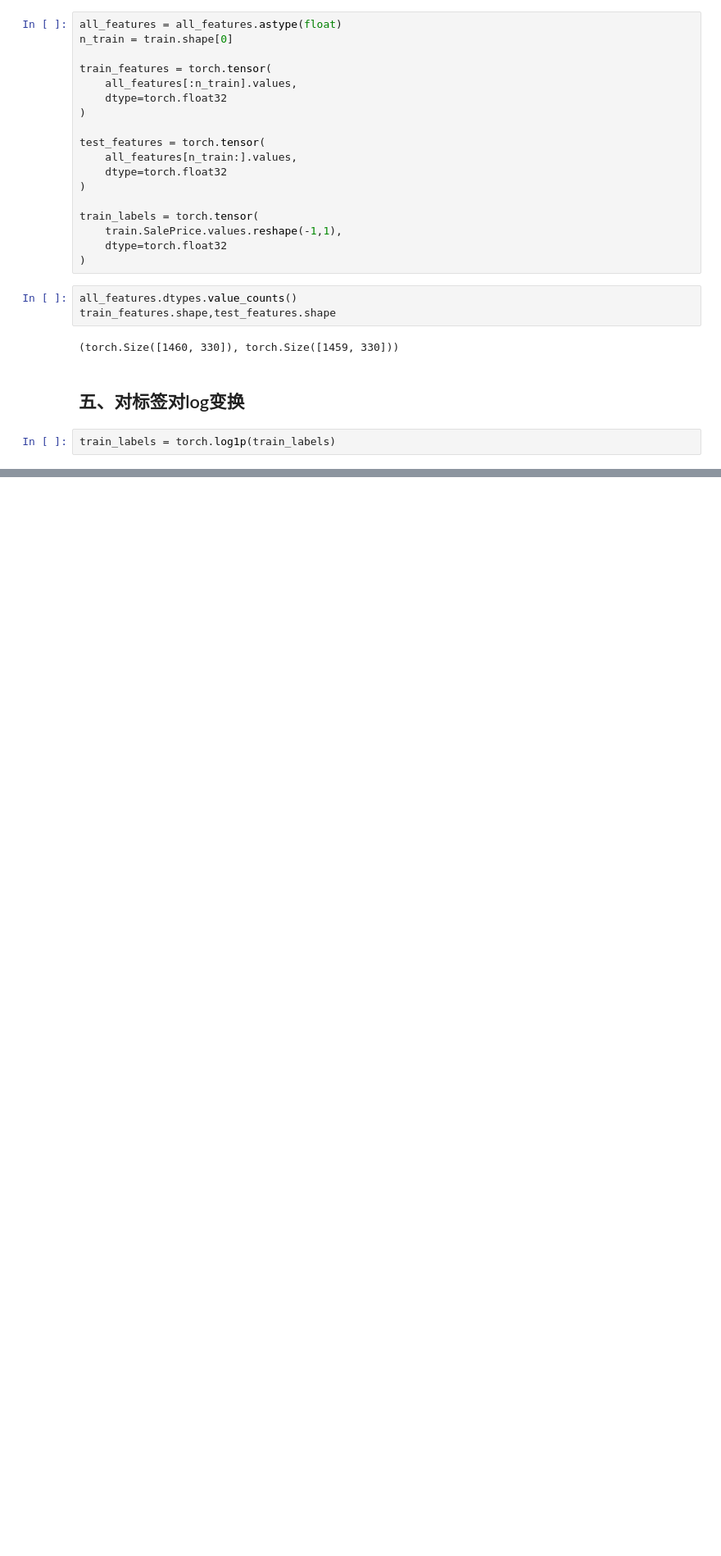
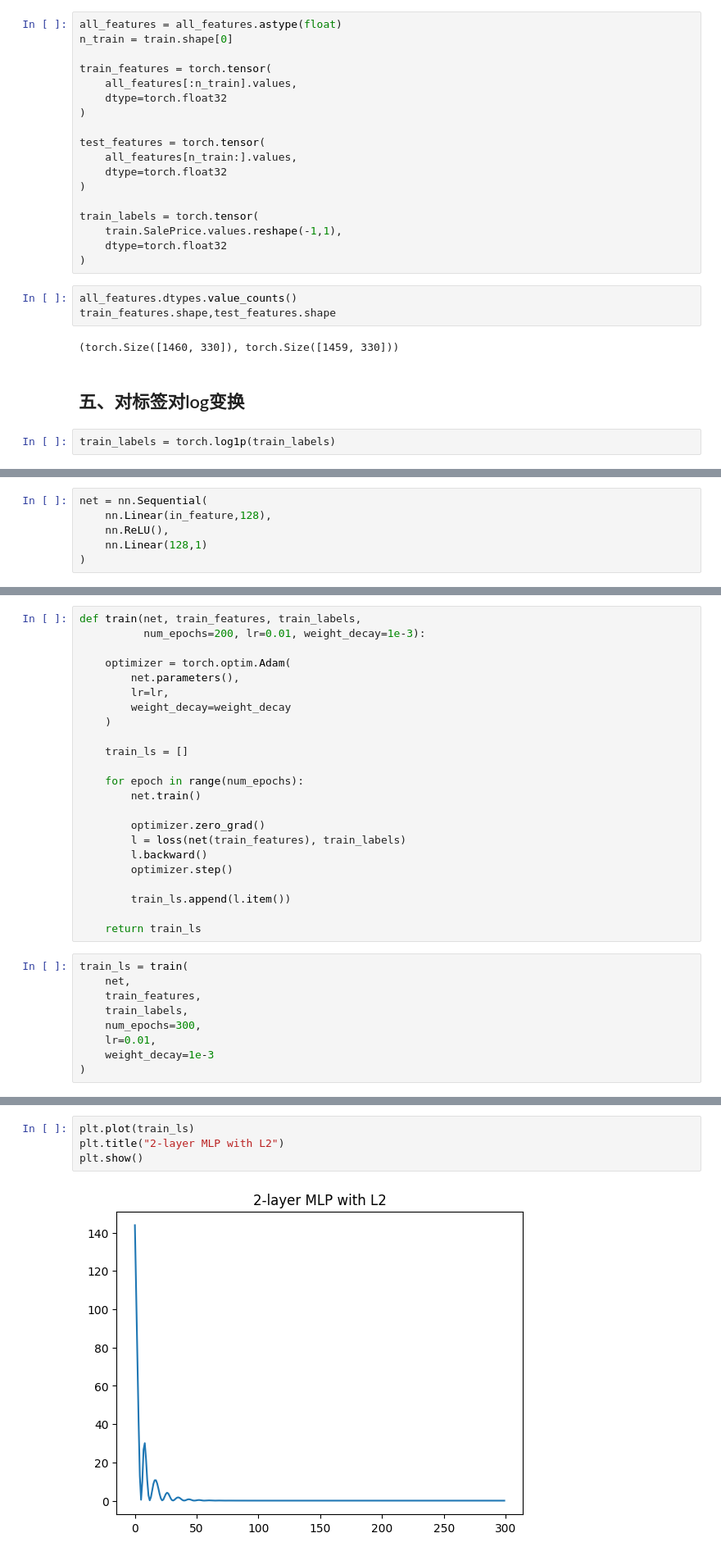
Before and after one commit to zhaoziqi-cs/house-price-prediction, a Jupyter notebook: notebooks/02_mlp_pytorch.ipynb, the cells around one changed output, grey strips where cells are left out. Shown at 82% size. Saved outputs shown, nothing was run; the diff lists cells and outputs as text; blank space fills up the shorter version.

```diff
--- a/notebooks/02_mlp_pytorch.ipynb
+++ b/notebooks/02_mlp_pytorch.ipynb
@@ -70,0 +148,6 @@ train_labels = torch.log1p(train_labels)
+# %%
+net = nn.Sequential(
+    nn.Linear(in_feature,128),
+    nn.ReLU(),
+    nn.Linear(128,1)
+)
@@ -70,0 +156,32 @@ train_labels = torch.log1p(train_labels)
+# %%
+def train(net, train_features, train_labels,
+          num_epochs=200, lr=0.01, weight_decay=1e-3):
+
+    optimizer = torch.optim.Adam(
+        net.parameters(),
+        lr=lr,
+        weight_decay=weight_decay
+    )
+
+    train_ls = []
+
+    for epoch in range(num_epochs):
+        net.train()
+
+        optimizer.zero_grad()
+        l = loss(net(train_features), train_labels)
+        l.backward()
+        optimizer.step()
+
+        train_ls.append(l.item())
+
+    return train_ls
+# %%
+train_ls = train(
+    net,
+    train_features,
+    train_labels,
+    num_epochs=300,
+    lr=0.01,
+    weight_decay=1e-3
+)
@@ -70,0 +204,6 @@ train_labels = torch.log1p(train_labels)
+# %%
+plt.plot(train_ls)
+plt.title("2-layer MLP with L2")
+plt.show()
+# %% [output]
+[figure, added]
```
Also changed, not shown: parts of 30 cells of this notebook, 5 other files.
